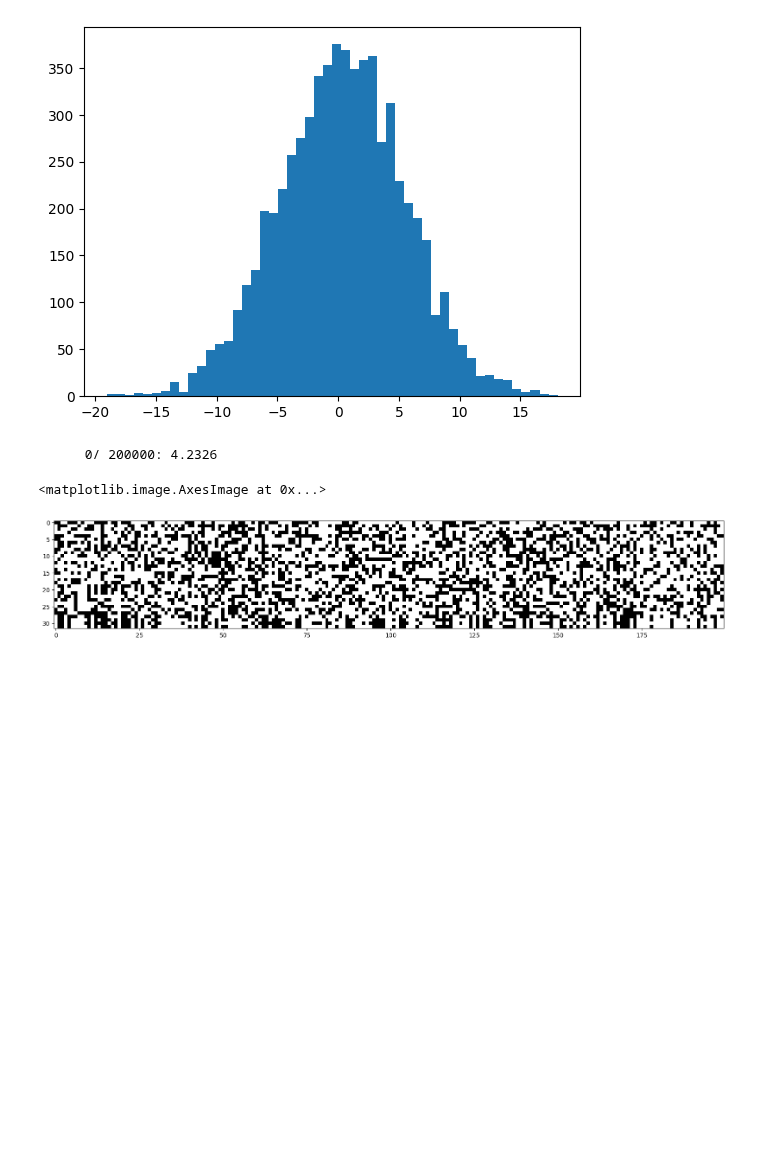
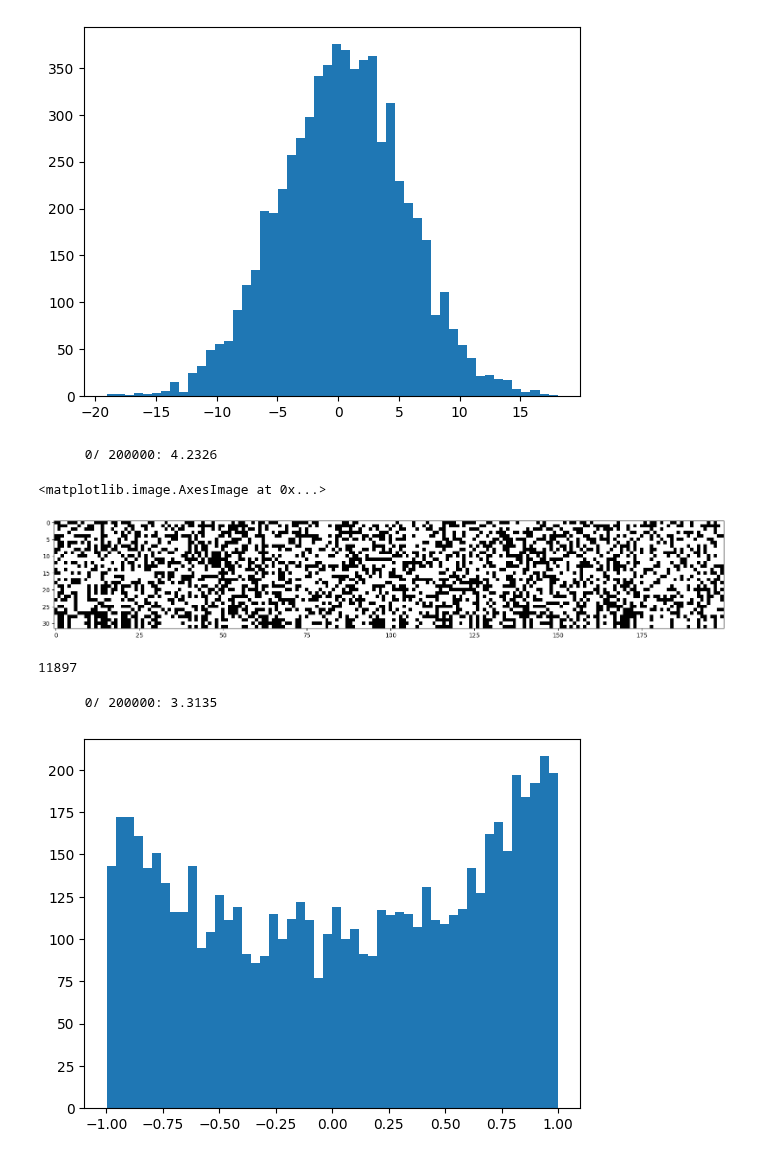
Before and after one commit to exploringweirdmachines/mlp, a Jupyter notebook: multi-layer-perceptron-part3.ipynb, the cells around one changed output. Drawn from its saved outputs; the diff is of its cells as text; code cells hidden in the pictures; blank space fills up the shorter version.

Commit message:
finished fixing tanh being too saturated at init

```diff
--- a/multi-layer-perceptron-part3.ipynb
+++ b/multi-layer-perceptron-part3.ipynb
@@ -766,3 +767,67 @@ plt.imshow(h.abs() > 0.99, cmap='gray', interpolation='nearest')
 # %% [output]
 <matplotlib.image.AxesImage at 0x...>
 [figure]
+# %%
+# MLP revisited
+n_embd = 10 # the dimensionality of the character embedding vectors
+n_hidden = 200 # the number of neurons in the hidden layer of the MLP
+
+g = torch.Generator().manual_seed(2147483647) # for reproducibility
+C  = torch.randn((vocab_size, n_embd),            generator=g)
+W1 = torch.randn((n_embd * block_size, n_hidden), generator=g) * 0.2 # this makes the dead neurons chance to 0
+b1 = torch.randn(n_hidden,                        generator=g) * 0.01
+W2 = torch.randn((n_hidden, vocab_size),          generator=g) * 0.01 # we scale down W2, you don't want the hidden layers to be set to zero
+b2 = torch.randn(vocab_size,                      generator=g) * 0 # we basically want here the bias to be 0
+
+parameters = [C, W1, b1, W2, b2]
+print(sum(p.nelement() for p in parameters)) # number of parameters in total
+for p in parameters:
+  p.requires_grad = True
+# %% [output]
+11897
+# %%
+# how to fix this?
+max_steps = 200000
+batch_size = 32
+lossi = []
+
+for i in range(max_steps):
+
+  # minibatch construct
+  ix = torch.randint(0, X_train.shape[0], (batch_size,), generator=g)
+  Xb, Yb = X_train[ix], Y_train[ix] # batch X,Y
+
+  # forward pass
+  embeddings = C[Xb] # embed the characters into vectors
+  embcat = embeddings.view(embeddings.shape[0], -1) # concatenate the vectors
+
+  # Linear layer
+  hpreact = embcat @ W1 + b1 # hidden layer pre-activation
+
+  # Non-linearity
+  h = torch.tanh(hpreact) # hidden layer
+  logits = h @ W2 + b2 # output layer
+  loss = F.cross_entropy(logits, Yb) # loss function
+
+  # backward pass
+  for p in parameters:
+    p.grad = None
+  loss.backward()
+
+  # update
+  learning_rate = 0.1 if i < 100000 else 0.01 # step learning rate decay
+  for p in parameters:
+    p.data += -learning_rate * p.grad
+
+  # track stats
+  if i % 10000 == 0: # print every once in a while
+    print(f'{i:7d}/{max_steps:7d}: {loss.item():.4f}')
+  lossi.append(loss.log10().item())
+
+  break
+# %% [output]
+      0/ 200000: 3.3135
+# %%
+plt.hist(h.view(-1).tolist(), 50);
+# %% [output]
+[figure, added]
```
Also changed, not shown: parts of 7 cells of this notebook.
